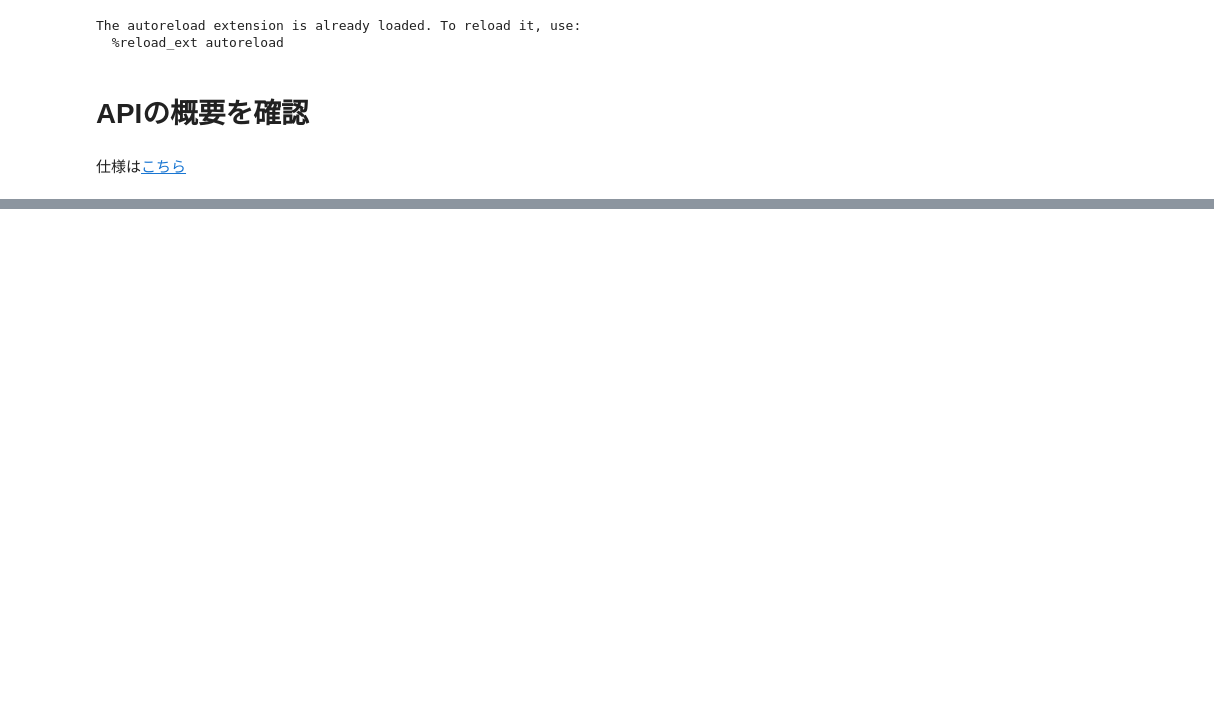
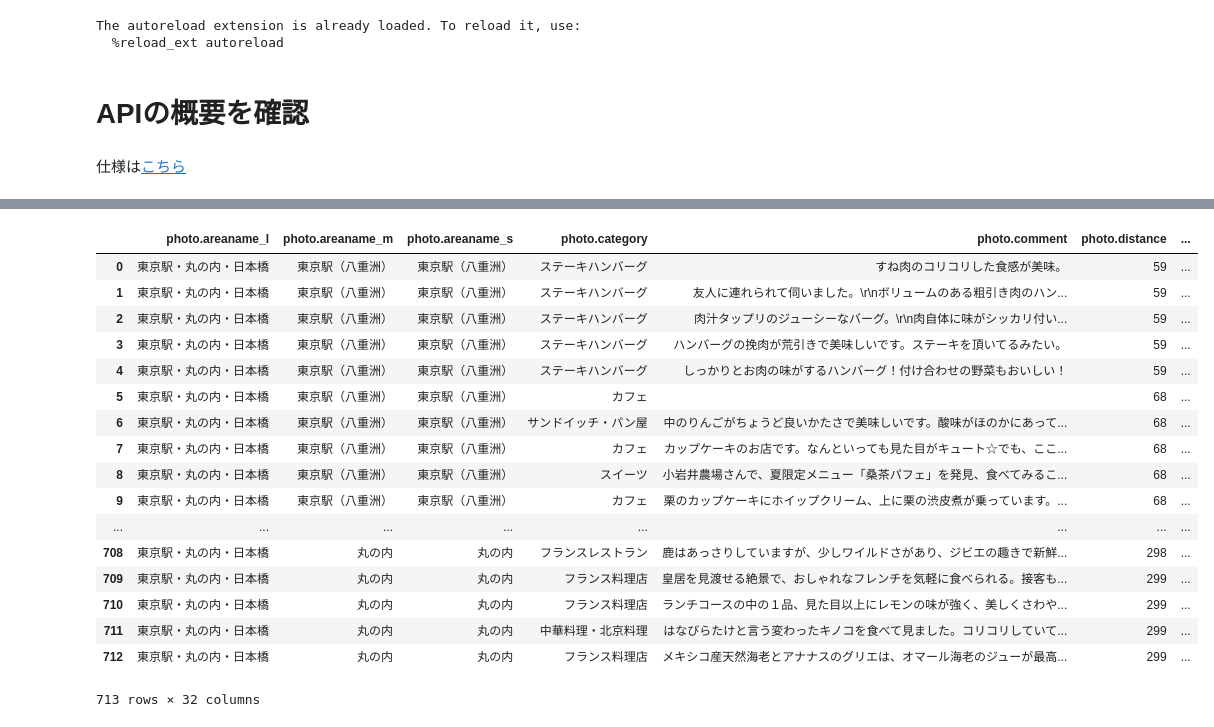
Before and after one commit to hiroaki8388/zono, a Jupyter notebook: scraping/gurunabi_api.ipynb, the cells around one changed output, grey strips where cells are left out. Saved outputs shown, nothing was run; the diff lists cells and outputs as text; code cells hidden in the pictures; blank space fills up the shorter version.

```diff
--- a/scraping/gurunabi_api.ipynb
+++ b/scraping/gurunabi_api.ipynb
@@ -78,0 +127,2 @@ kuchikomi2df(kuchikomi_data).head()
+# %%
+data = fetch_kuchikomi_by_lat_lot()
@@ -78,0 +152,21 @@ kuchikomi2df(kuchikomi_data).head()
+# %%
+data.head
+# %% [output]
+|  | photo.areaname_l | photo.areaname_m | photo.areaname_s | photo.category | photo.comment | photo.distance | ... |
+| 0 | 東京駅・丸の内・日本橋 | 東京駅（八重洲） | 東京駅（八重洲） | ステーキハンバーグ | すね肉のコリコリした食感が美味。 | 59 | ... |
+| 1 | 東京駅・丸の内・日本橋 | 東京駅（八重洲） | 東京駅（八重洲） | ステーキハンバーグ | 友人に連れられて伺いました。\r\nボリュームのある粗引き肉のハン... | 59 | ... |
+| 2 | 東京駅・丸の内・日本橋 | 東京駅（八重洲） | 東京駅（八重洲） | ステーキハンバーグ | 肉汁タップリのジューシーなバーグ。\r\n肉自体に味がシッカリ付い... | 59 | ... |
+| 3 | 東京駅・丸の内・日本橋 | 東京駅（八重洲） | 東京駅（八重洲） | ステーキハンバーグ | ハンバーグの挽肉が荒引きで美味しいです。ステーキを頂いてるみたい。 | 59 | ... |
+| 4 | 東京駅・丸の内・日本橋 | 東京駅（八重洲） | 東京駅（八重洲） | ステーキハンバーグ | しっかりとお肉の味がするハンバーグ！付け合わせの野菜もおいしい！ | 59 | ... |
+| 5 | 東京駅・丸の内・日本橋 | 東京駅（八重洲） | 東京駅（八重洲） | カフェ |  | 68 | ... |
+| 6 | 東京駅・丸の内・日本橋 | 東京駅（八重洲） | 東京駅（八重洲） | サンドイッチ・パン屋 | 中のりんごがちょうど良いかたさで美味しいです。酸味がほのかにあって... | 68 | ... |
+| 7 | 東京駅・丸の内・日本橋 | 東京駅（八重洲） | 東京駅（八重洲） | カフェ | カップケーキのお店です。なんといっても見た目がキュート☆でも、ここ... | 68 | ... |
+| 8 | 東京駅・丸の内・日本橋 | 東京駅（八重洲） | 東京駅（八重洲） | スイーツ | 小岩井農場さんで、夏限定メニュー「桑茶パフェ」を発見、食べてみるこ... | 68 | ... |
+| 9 | 東京駅・丸の内・日本橋 | 東京駅（八重洲） | 東京駅（八重洲） | カフェ | 栗のカップケーキにホイップクリーム、上に栗の渋皮煮が乗っています。... | 68 | ... |
+| ... | ... | ... | ... | ... | ... | ... | ... |
+| 708 | 東京駅・丸の内・日本橋 | 丸の内 | 丸の内 | フランスレストラン | 鹿はあっさりしていますが、少しワイルドさがあり、ジビエの趣きで新鮮... | 298 | ... |
+| 709 | 東京駅・丸の内・日本橋 | 丸の内 | 丸の内 | フランス料理店 | 皇居を見渡せる絶景で、おしゃれなフレンチを気軽に食べられる。接客も... | 299 | ... |
+| 710 | 東京駅・丸の内・日本橋 | 丸の内 | 丸の内 | フランス料理店 | ランチコースの中の１品、見た目以上にレモンの味が強く、美しくさわや... | 299 | ... |
+| 711 | 東京駅・丸の内・日本橋 | 丸の内 | 丸の内 | 中華料理・北京料理 | はなびらたけと言う変わったキノコを食べて見ました。コリコリしていて... | 299 | ... |
+| 712 | 東京駅・丸の内・日本橋 | 丸の内 | 丸の内 | フランス料理店 | メキシコ産天然海老とアナナスのグリエは、オマール海老のジューが最高... | 299 | ... |
+713 rows × 32 columns
```
Also changed, not shown: parts of 7 cells of this notebook.
